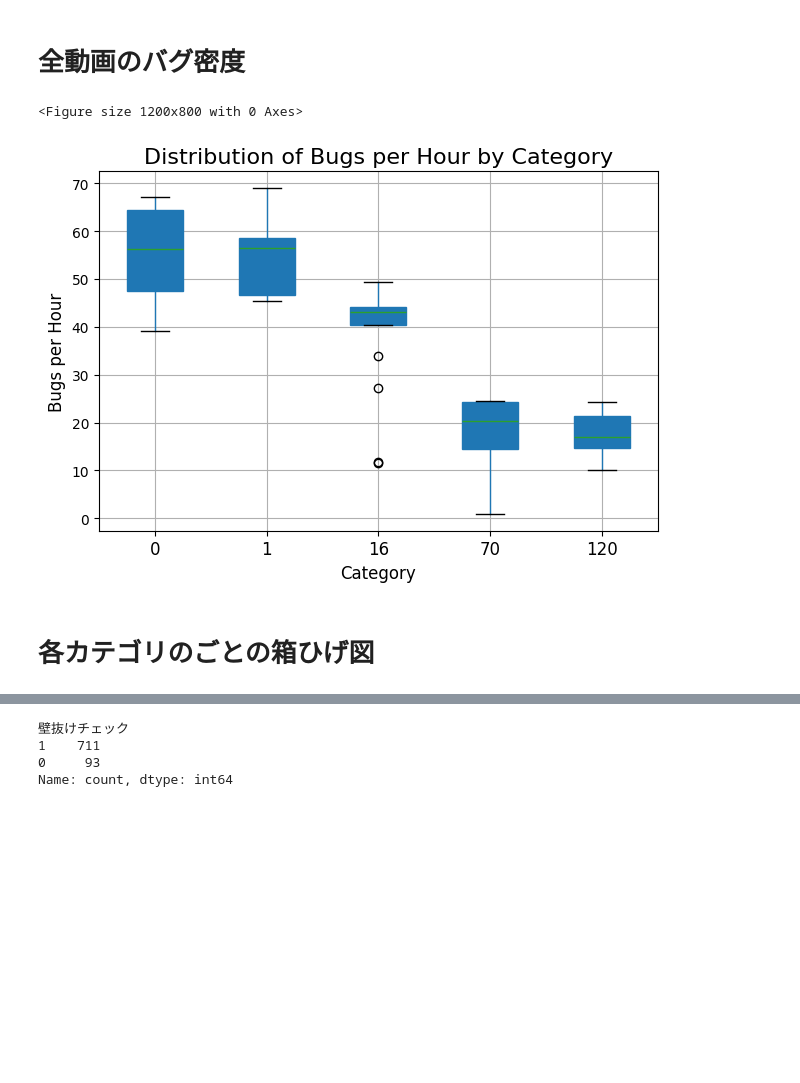
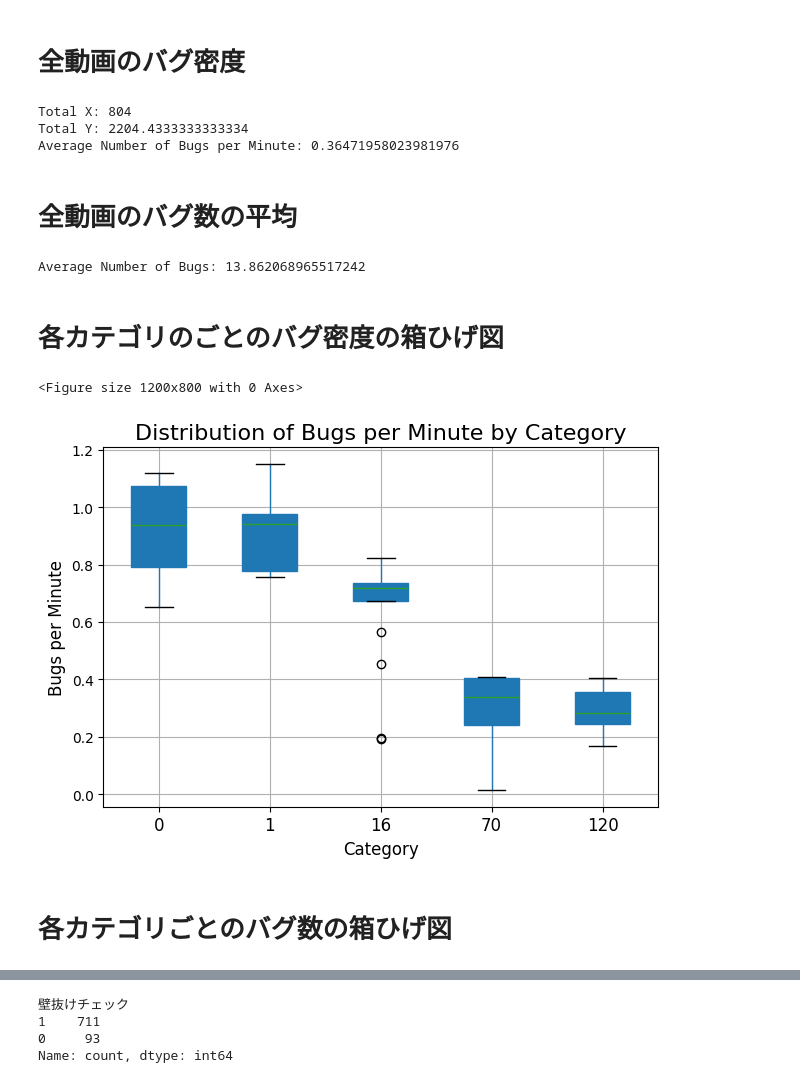
Before and after one commit to posl/uenaka_game_bug, a Jupyter notebook: sheet_analysis/sheet_analysis.ipynb, the cells around one changed output, grey strips where cells are left out. Saved outputs shown, nothing was run; the diff lists cells and outputs as text; code cells hidden in the pictures; blank space fills up the shorter version.

```diff
--- a/sheet_analysis/sheet_analysis.ipynb
+++ b/sheet_analysis/sheet_analysis.ipynb
@@ -305,5 +371,67 @@ Overall Result (X / Y): 21.883174814389182
 # %% [markdown]
 # 全動画のバグ密度
+# %%
+# 結果を格納するリスト（新しく初期化）
+results = []
+
+# 各ビデオIDの出現回数とクリアタイムを計算し、リストに追加
+for video_id in df1['video_id'].unique():
+    video_subset = df1[df1['video_id'] == video_id]
+    x = len(video_subset)  # ビデオIDの出現回数
+    y = convert_time_to_minutes(video_subset['clear_time'].iloc[0])  # 最初のクリアタイムを時間に変換
+
+    if y != 0:  # ゼロ除算を防ぐためにチェック
+        # 全データの X と Y をリストに追加
+        results.append((x, y))
+
+# 結果をデータフレームに変換
+results_df = pd.DataFrame(results, columns=['X', 'Y'])
+
+# 全データに対する X の合計と Y の合計を計算
+total_x = results_df['X'].sum()
+total_y = results_df['Y'].sum()
+
+# X / Y を計算（ゼロ除算を防ぐ）
+if total_y != 0:
+    overall_result = total_x / total_y
+else:
+    overall_result = None  # もし Y が全てゼロの場合の処理
+
+# 結果を表示
+print(f"Total X: {total_x}")
+print(f"Total Y: {total_y}")
+print(f"Average Number of Bugs per Minute: {overall_result}")
+# %% [output]
+Total X: 804
+Total Y: 2204.4333333333334
+Average Number of Bugs per Minute: 0.36471958023981976
+# %% [markdown]
+# 全動画のバグ数の平均
+# %%
+# 結果を格納するリスト（新しく初期化）
+results = []
+num_videos = len(df1['video_id'].unique())
+
+# 各ビデオIDの出現回数とクリアタイムを計算し、リストに追加
+for video_id in df1['video_id'].unique():
+    video_subset = df1[df1['video_id'] == video_id]
+    result = len(video_subset)  # ビデオIDの出現回数
+
+    # 全データの result をリストに追加
+    results.append(result)
+
+# 結果をデータフレームに変換
+results_df = pd.DataFrame(results, columns=['Result'])
+
+# 全データに対する Result の合計を動画数で割って平均を求める
+total_result = results_df['Result'].sum() / num_videos
+
+# 結果を表示
+print(f"Average Number of Bugs: {total_result}")
+# %% [output]
+Average Number of Bugs: 13.862068965517242
+# %% [markdown]
+# 各カテゴリのごとのバグ密度の箱ひげ図
 # %%
 # 結果を格納するリスト（新しく初期化）
 results = []
@@ -312,41 +440,41 @@ results = []
 for video_id in df1['video_id'].unique():
     video_subset = df1[df1['video_id'] == video_id]
     x = len(video_subset)  # ビデオIDの出現回数
-    y = convert_time_to_hours(video_subset['clear_time'].iloc[0])  # 最初のクリアタイムを時間に変換
+    y = convert_time_to_minutes(video_subset['clear_time'].iloc[0])  # 最初のクリアタイムを時間に変換
 
     if y != 0:  # ゼロ除算を防ぐためにチェック
         result = x / y
         # カテゴリ部分を抽出（最初の'-'の前）
         category = video_id.split('-')[0]
         # カテゴリと結果をリストに追加
         results.append((category, result))
 
 # 結果をデータフレームに変換
 results_df = pd.DataFrame(results, columns=['Category', 'Result'])
 
 # カテゴリを数値として扱うために変換し、ソート
 results_df['Category'] = results_df['Category'].astype(int)
 results_df = results_df.sort_values('Category')
 
 # 箱ひげ図の作成
 plt.figure(figsize=(12, 8))
 results_df.boxplot(column='Result', by='Category', grid=True, patch_artist=True)
 
 # グラフのタイトルやラベルの設定
-plt.title('Distribution of Bugs per Hour by Category', fontsize=16)
+plt.title('Distribution of Bugs per Minute by Category', fontsize=16)
 plt.suptitle('')  # Suptitle を削除
 plt.xlabel('Category', fontsize=12)
-plt.ylabel('Bugs per Hour', fontsize=12)
+plt.ylabel('Bugs per Minute', fontsize=12)
 plt.grid(True)
 
 # カテゴリ名が読みやすくなるように設定
 plt.xticks(fontsize=12)
 plt.tight_layout()
 
 # グラフの表示
 plt.show()
 # %% [output]
 <Figure size 1200x800 with 0 Axes>
-[figure, old version]
+[figure, new version]
 # %% [markdown]
-# 各カテゴリのごとの箱ひげ図
+# 各カテゴリごとのバグ数の箱ひげ図
```
Also changed, not shown: parts of 23 cells of this notebook.
